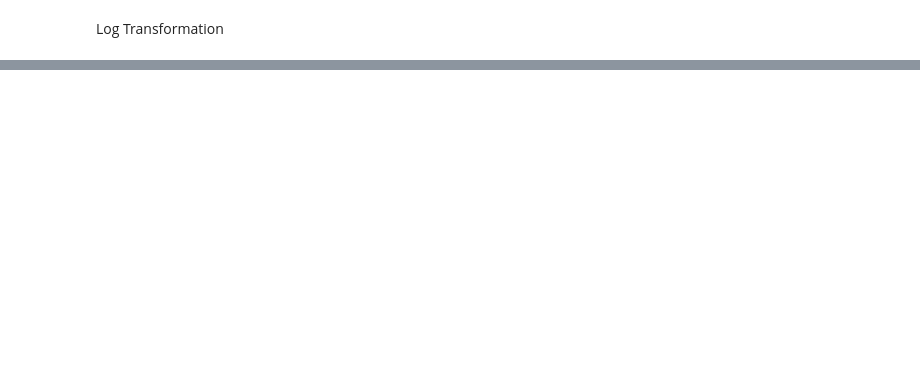
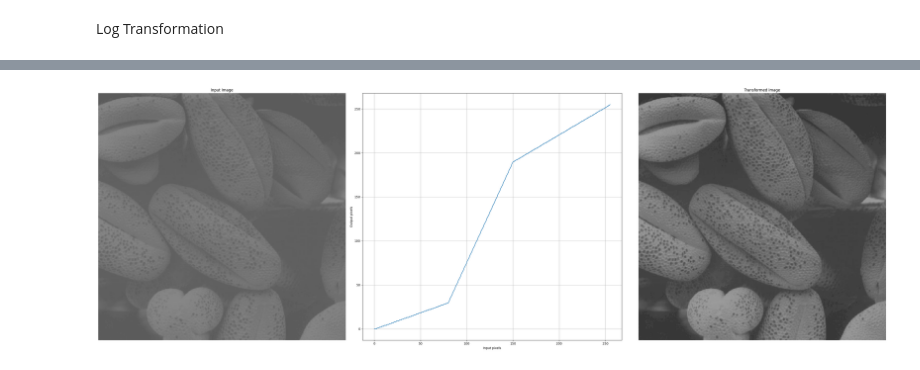
Before and after one commit to GeethmaMunasinghe/Digital_Image_Processing, a Jupyter notebook: Basic_Intensity_Transformation.ipynb, the cells around one changed output, grey strips where cells are left out. Saved outputs shown, nothing was run; the diff lists cells and outputs as text; code cells hidden in the pictures; blank space fills up the shorter version.

```diff
--- a/Basic_Intensity_Transformation.ipynb
+++ b/Basic_Intensity_Transformation.ipynb
@@ -83,0 +159,25 @@ plot_results(im,img_log_scaled,x_values,y_values,'log')
+# %%
+
+def piecewiseLinear(r,r1,s1,r2,s2):
+  if r<r1:
+    s=(s1/r1)*r
+  elif r>r1 and r<r2:
+    s=((s2-s1)/(r2-r1)) * (r-r1) + s1
+  else:
+    s=((255-s2)/(255-r2)) * (r-r2)+s2
+  return int(s)
+# %%
+
+piecewiseLinearVec=np.vectorize(piecewiseLinear)
+# %%
+
+x_values5=np.linspace(0,255,500)
+y_values5=piecewiseLinearVec(x_values5,80,30,150,190)
+# %%
+
+transformed_im=piecewiseLinearVec(im,80,30,150,190)
+# %%
+
+plot_results(im,transformed_im,x_values5,y_values5,"piecewise_linear")
+# %% [output]
+[figure, added]
```
Also changed, not shown: parts of 24 cells of this notebook.
